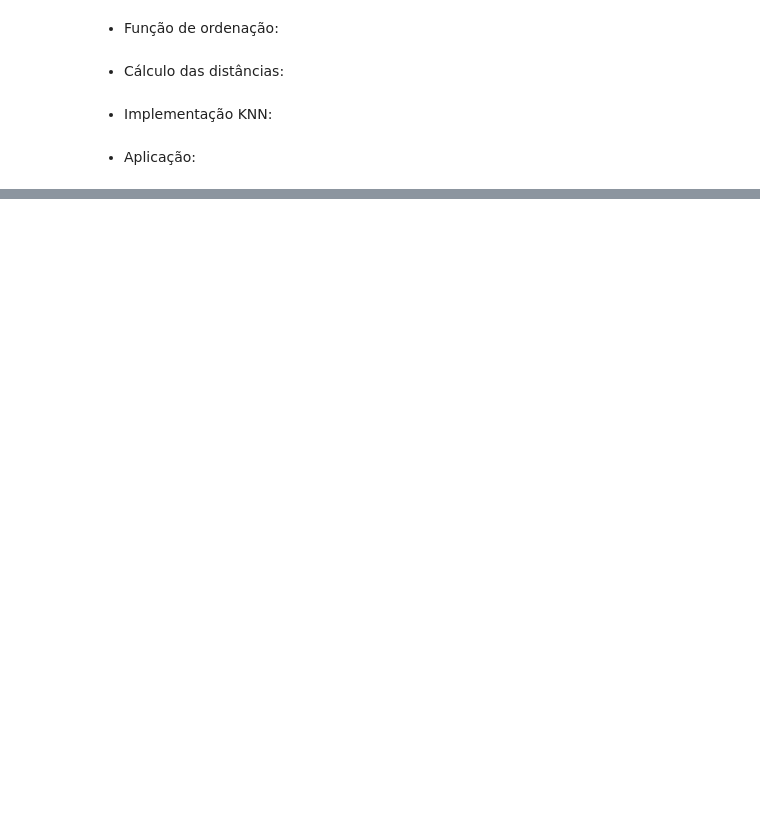
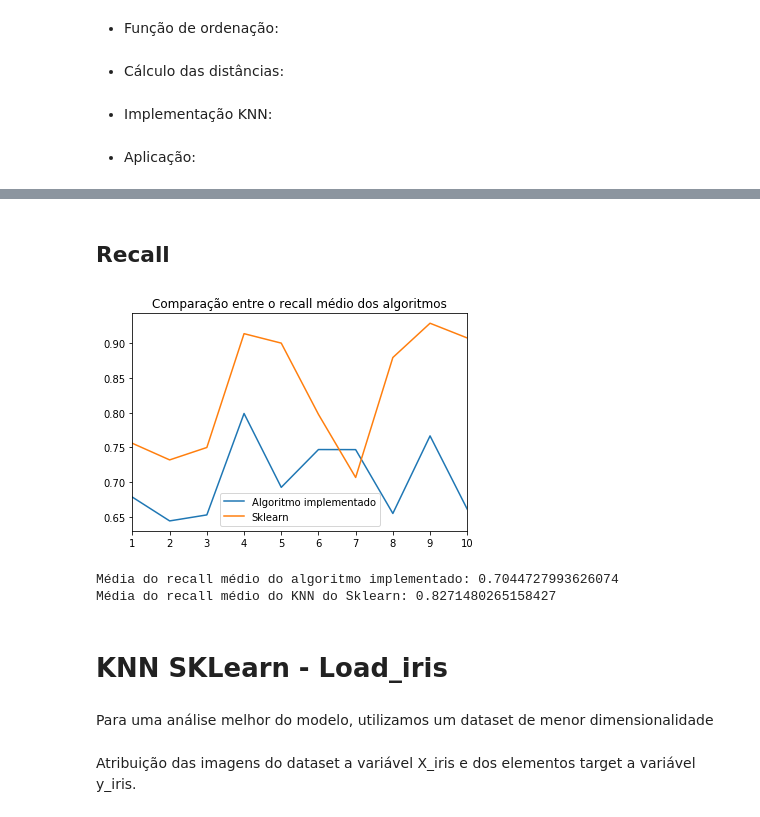
Before and after one commit to DimitriLeandro/ProjetoFinalSistemasInteligentesUFABC, a Jupyter notebook: Implementacoes/Implementações - KNN.ipynb, the cells around one changed output, grey strips where cells are left out. Saved outputs shown, nothing was run; the diff lists cells and outputs as text; code cells hidden in the pictures; blank space fills up the shorter version.

```diff
--- a/Implementacoes/Implementações - KNN.ipynb
+++ b/Implementacoes/Implementações - KNN.ipynb
@@ -261,0 +258,21 @@ array([[0, 0, 0, ..., 0, 0, 1],
+# %% [markdown]
+## Recall
+# %%
+plt.plot(range(1, qtdPacotesKFold + 1), vetorRecallImplementado, label="Algoritmo implementado")
+plt.plot(range(1, qtdPacotesKFold + 1), vetorRecallSklearn, label="Sklearn")
+plt.title("Comparação entre o recall médio dos algoritmos")
+plt.xlim(1,qtdPacotesKFold)
+plt.legend()
+plt.savefig('comparacaoKNNRecall.png', format='png')
+plt.show()
+
+print("Média do recall médio do algoritmo implementado:", np.mean(vetorRecallImplementado))
+print("Média do recall médio do KNN do Sklearn:", np.mean(vetorRecallSklearn))
+# %% [output]
+[figure, added]
+Média do recall médio do algoritmo implementado: 0.7044727993626074
+Média do recall médio do KNN do Sklearn: 0.8271480265158427
+# %% [markdown]
+# KNN SKLearn - Load_iris
+# %% [markdown]
+Para uma análise melhor do modelo, utilizamos um dataset de menor dimensionalidade
@@ -261,0 +281,2 @@ array([[0, 0, 0, ..., 0, 0, 1],
+# %% [markdown]
+Atribuição das imagens do dataset a variável X_iris e dos elementos target a variável y_iris.
```
Also changed, not shown: parts of 55 cells of this notebook.
